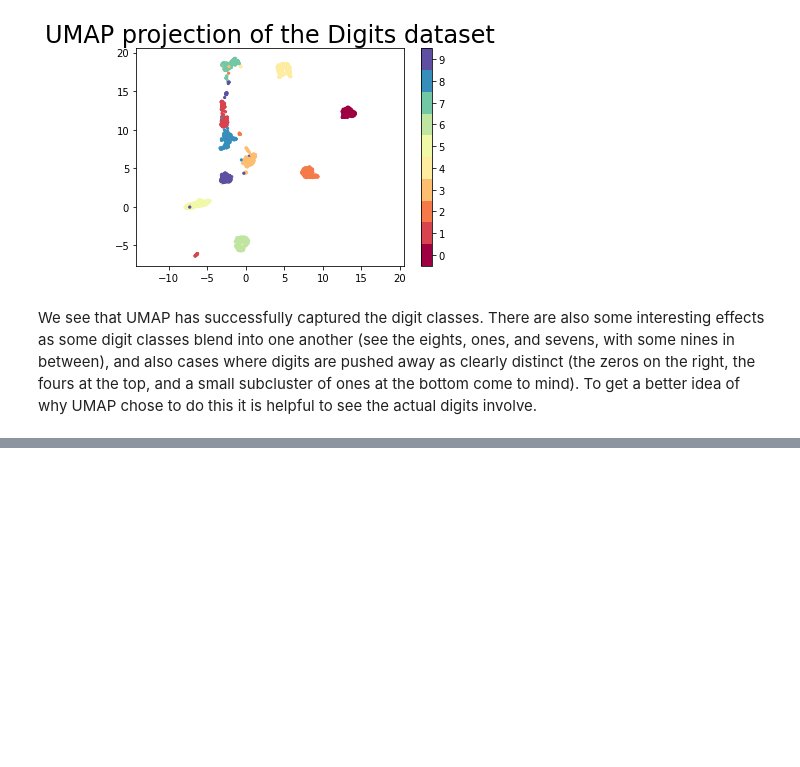
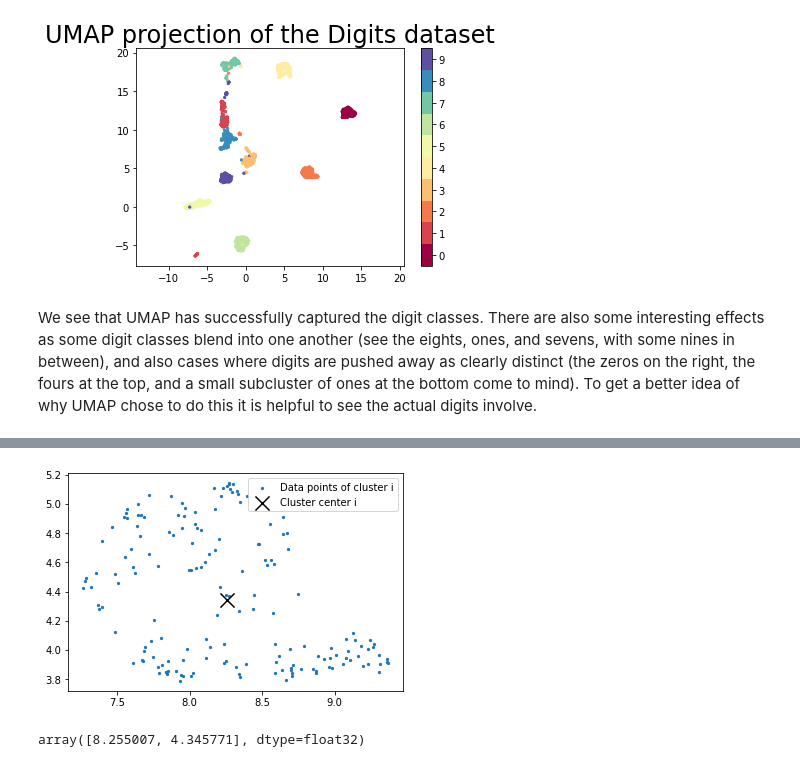
Before and after one commit to BiAPoL/Quantitative_Bio_Image_Analysis_with_Python_2022, a Jupyter notebook: day3/05_dimensionality_reduction/01_UMAP.ipynb, the cells around one changed output, grey strips where cells are left out. Saved outputs shown, nothing was run; the diff lists cells and outputs as text; code cells hidden in the pictures; blank space fills up the shorter version.

```diff
--- a/day3/05_dimensionality_reduction/01_UMAP.ipynb
+++ b/day3/05_dimensionality_reduction/01_UMAP.ipynb
@@ -103,0 +123,17 @@ We see that UMAP has successfully captured the digit classes. There are also som
+# %%
+clusters = embedding[labels_==5]
+# %%
+kmeans = cluster.KMeans(n_clusters=1)
+# %%
+labels_ = kmeans.fit_predict(clusters)
+# %%
+plt.scatter(clusters[:, 0], clusters[:, 1], cmap='Spectral', s=5, label = 'Data points of cluster i')
+plt.scatter(kmeans.cluster_centers_.squeeze()[0], kmeans.cluster_centers_.squeeze()[1], color='k', marker='x', s=200, label='Cluster center i')
+plt.legend()
+plt.savefig(r'E:\BiAPoL\Shared\Teaching\2022_DIGS-BB_Image_Analysis_course\Day3\imgs\clusters/kmeans_cluster_of_points.png')
+# %% [output]
+[figure, added]
+# %%
+kmeans.cluster_centers_[0]
+# %% [output]
+array([8.255007, 4.345771], dtype=float32)
```
Also changed, not shown: parts of 5 cells of this notebook, 2 other files.
